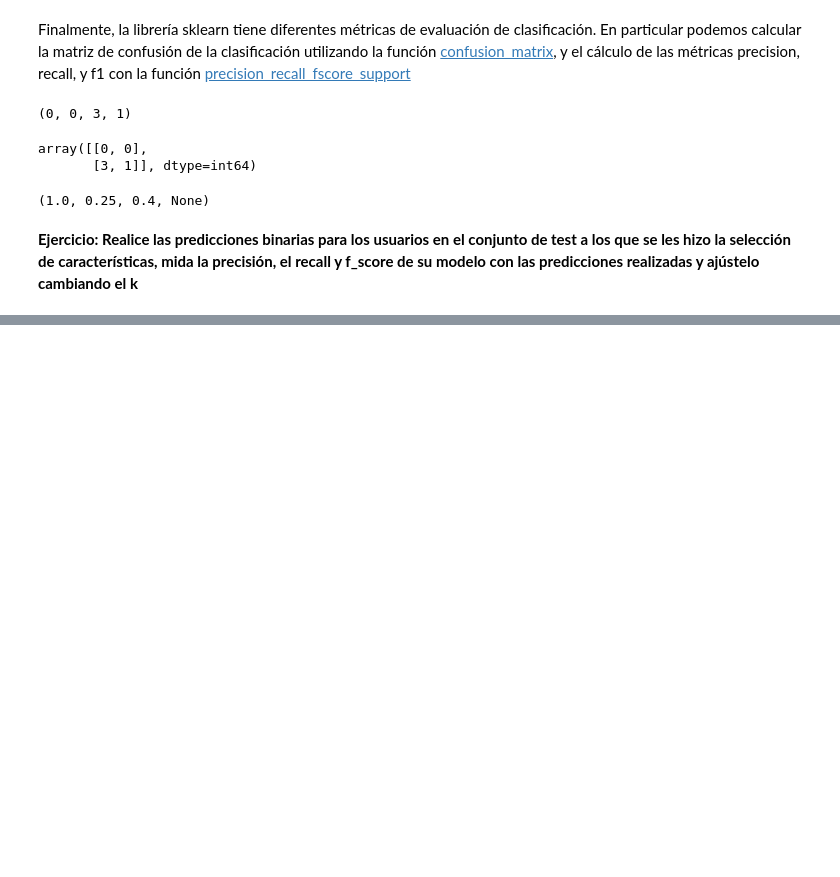
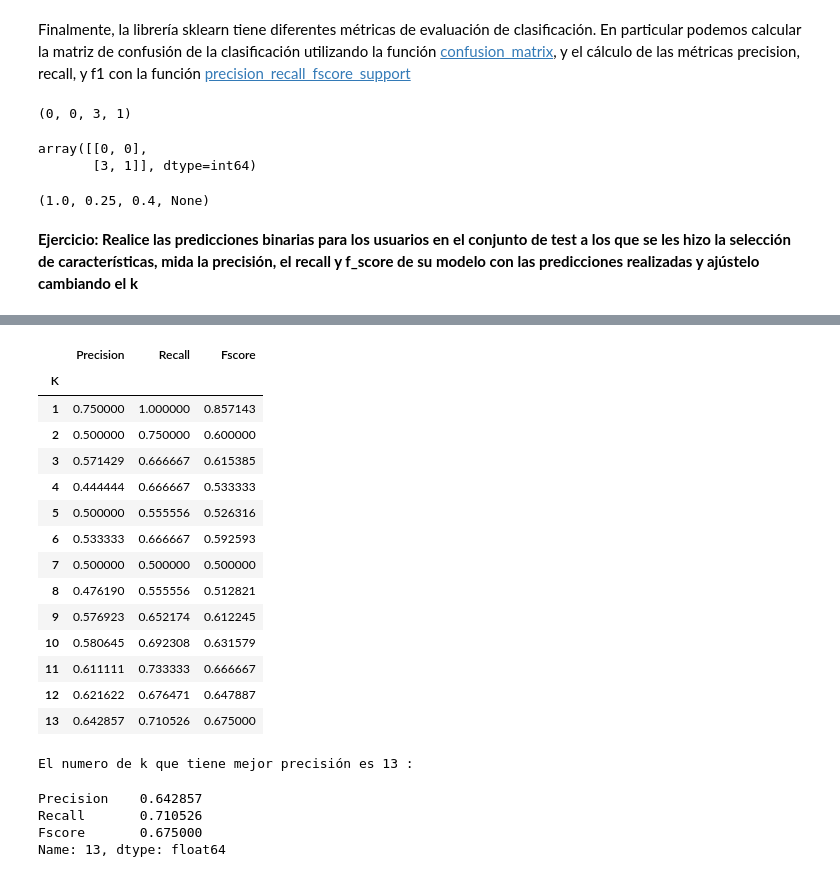
Before and after one commit to CristianMorenoMo/sistemas_recomendacion, a Jupyter notebook: laboratorio_2/MINE_4201_Laboratorio_2_Filtrado_por_contenido.ipynb, the cells around one changed output, grey strips where cells are left out. Cells and saved outputs as stored; diff of their text form; code cells hidden in the pictures; blank space fills up the shorter version.

```diff
--- a/laboratorio_2/MINE_4201_Laboratorio_2_Filtrado_por_contenido.ipynb
+++ b/laboratorio_2/MINE_4201_Laboratorio_2_Filtrado_por_contenido.ipynb
@@ -1000,0 +1102,27 @@ df_usuario_train_intento = df_usuario_train_intento.merge(df_matriz_tf_idf[featu
+# %%
+pd.DataFrame(list(zip(k_val,p,r,fs)), columns = ['K','Precision','Recall','Fscore']).set_index('K')
+# %% [output]
+|  | Precision | Recall | Fscore |
+| K |  |  |  |
+| 1 | 0.750000 | 1.000000 | 0.857143 |
+| 2 | 0.500000 | 0.750000 | 0.600000 |
+| 3 | 0.571429 | 0.666667 | 0.615385 |
+| 4 | 0.444444 | 0.666667 | 0.533333 |
+| 5 | 0.500000 | 0.555556 | 0.526316 |
+| 6 | 0.533333 | 0.666667 | 0.592593 |
+| 7 | 0.500000 | 0.500000 | 0.500000 |
+| 8 | 0.476190 | 0.555556 | 0.512821 |
+| 9 | 0.576923 | 0.652174 | 0.612245 |
+| 10 | 0.580645 | 0.692308 | 0.631579 |
+| 11 | 0.611111 | 0.733333 | 0.666667 |
+| 12 | 0.621622 | 0.676471 | 0.647887 |
+| 13 | 0.642857 | 0.710526 | 0.675000 |
+# %%
+print('El numero de k que tiene mejor precisión es 13 : ')
+pd.DataFrame(list(zip(k_val,p,r,fs)), columns = ['K','Precision','Recall','Fscore']).set_index('K').iloc[12,]
+# %% [output]
+El numero de k que tiene mejor precisión es 13 :
+Precision    0.642857
+Recall       0.710526
+Fscore       0.675000
+Name: 13, dtype: float64
```
Also changed, not shown: parts of 17 cells of this notebook.
